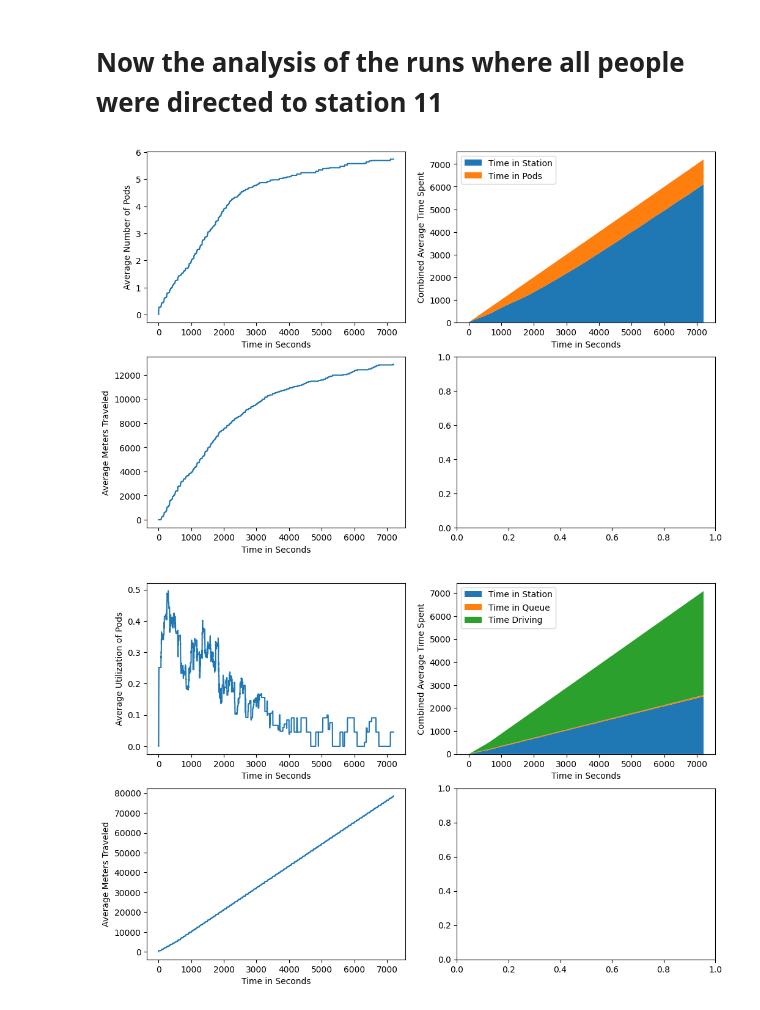
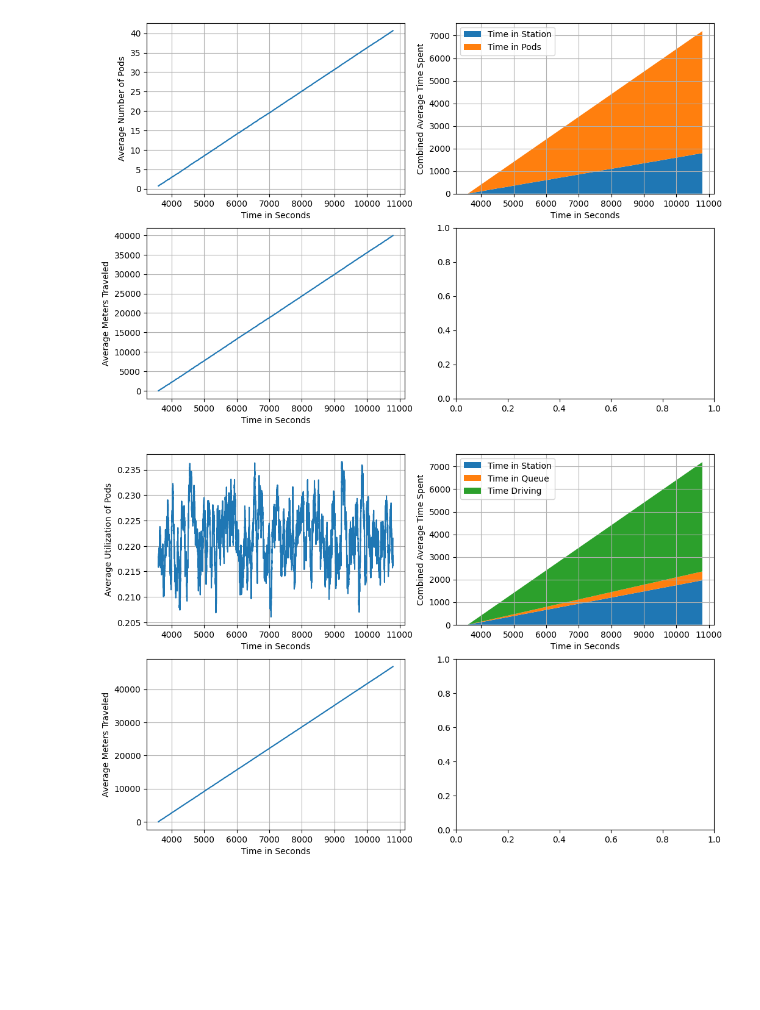
Before and after one commit to deeliciouscode/publicflow, a Jupyter notebook: analysis/evaluate_metrics.ipynb, the cells around one changed output. Drawn from its saved outputs; the diff is of its cells as text; code cells hidden in the pictures; blank space fills up the shorter version.

```diff
--- a/analysis/evaluate_metrics.ipynb
+++ b/analysis/evaluate_metrics.ipynb
@@ -3,8 +3,14 @@ import pandas as pd
 import matplotlib.pyplot as plt
 from matplotlib.ticker import (AutoMinorLocator, MultipleLocator)
 # %%
-def plot_people_metrics(metrics, from_ts, to_ts):
+def plot_people_metrics(metrics, from_ts='min', to_ts='max'):
     metrics.set_index = metrics["ts"]
+
+    if from_ts == 'min':
+        from_ts = 0
+    if to_ts == 'max':
+        to_ts = len(metrics)
+    # print(from_ts, to_ts)
     metrics = metrics[from_ts:to_ts]
 
     fig,axs = plt.subplots(2,2,figsize=(12,8))
@@ -33,8 +39,13 @@ def plot_people_metrics(metrics, from_ts, to_ts):
 
 # plt.show()
 # %%
-def plot_pods_metrics(metrics, from_ts, to_ts):
+def plot_pods_metrics(metrics, from_ts='min', to_ts='max'):
     metrics.set_index = metrics["ts"]
+    if from_ts == 'min':
+        from_ts = 0
+    if to_ts == 'max':
+        to_ts = len(metrics)
+    # print(from_ts, to_ts)
     metrics = metrics[from_ts:to_ts]
 
     fig,axs = plt.subplots(2,2,figsize=(12,8))
@@ -97,10 +146,8 @@ plot_pods_metrics(pods_avg_metrics, 0,7200)
-# %% [markdown]
-# Now the analysis of the runs where all people were directed to station 11
 # %%
-people_avg_metrics = pd.read_csv("/home/david/Code/Uni/publicflow/metrics/route/2022.09.22_20:15/people/avg.txt")
-pods_avg_metrics = pd.read_csv("/home/david/Code/Uni/publicflow/metrics/route/2022.09.22_20:15/pods/avg.txt")
-plot_people_metrics(people_avg_metrics, 0,7200)
-plot_pods_metrics(pods_avg_metrics, 0,7200)
+people_avg_metrics = pd.read_csv("/home/david/Code/Uni/publicflow/metrics/gather/2022.09.24_09:48/people/avg.txt")
+pods_avg_metrics = pd.read_csv("/home/david/Code/Uni/publicflow/metrics/gather/2022.09.24_09:48/pods/avg.txt")
+plot_people_metrics(people_avg_metrics)
+plot_pods_metrics(pods_avg_metrics)
 # %% [output]
-[figure, old version]
+[figure, new version]
-[figure, old version]
+[figure, new version]
```
Also changed, not shown: parts of 16 cells of this notebook, 8 other files.
